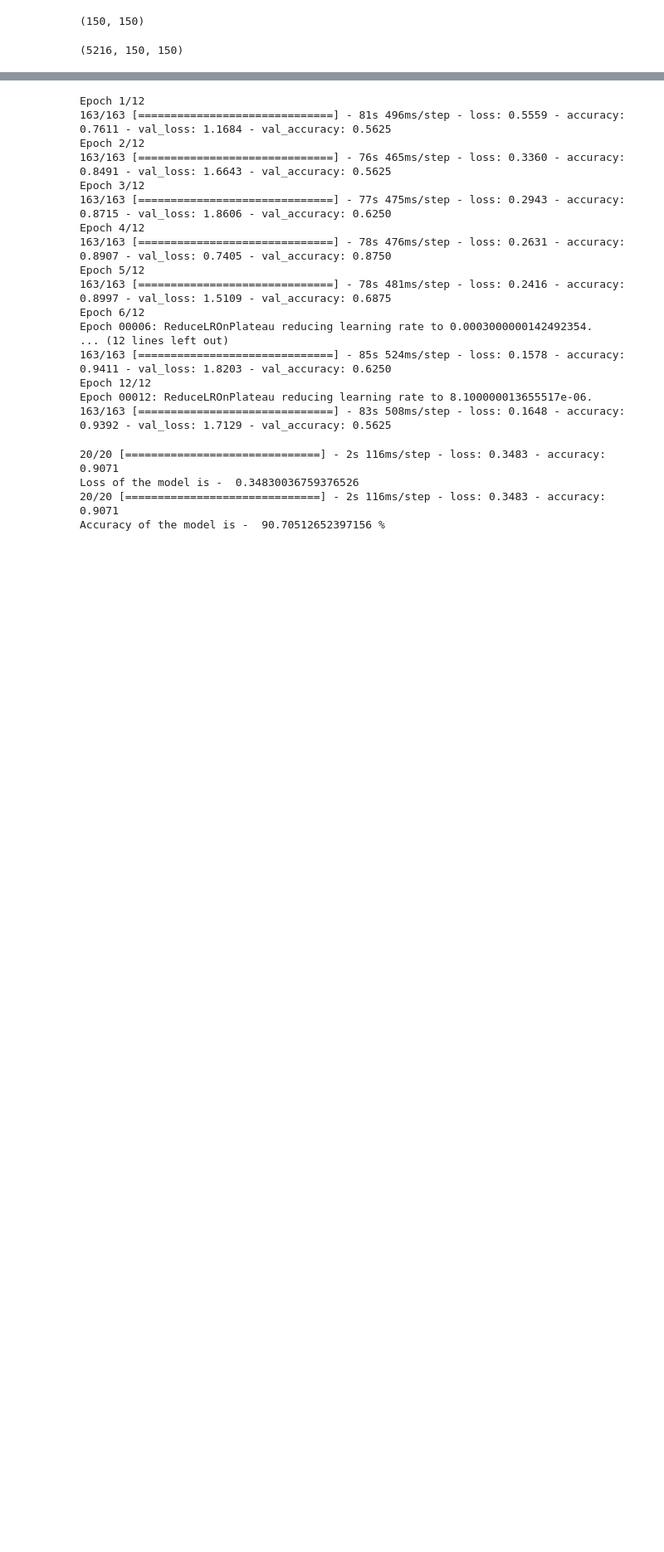
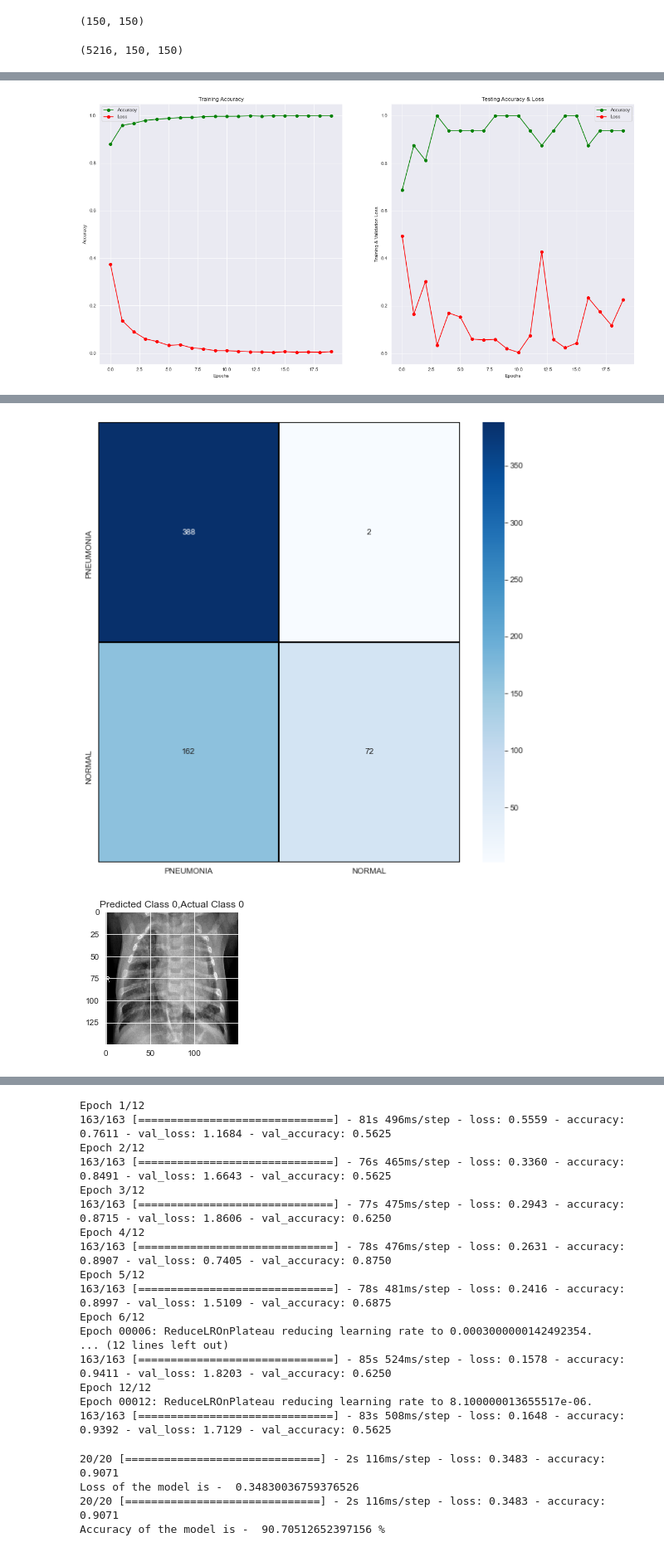
Before and after one commit to samjdedes/pneumonia_detection, a Jupyter notebook: notebooks/Paul_eda.ipynb, the cells around one changed output, grey strips where cells are left out. Shown: that part at 83% size. Saved outputs shown, nothing was run; the diff lists cells and outputs as text; code cells hidden in the pictures; blank space fills up the shorter version.

```diff
--- a/notebooks/Paul_eda.ipynb
+++ b/notebooks/Paul_eda.ipynb
@@ -32,7 +32,7 @@ def get_training_data(data_dir):
 # %%
 train= get_training_data('../data/chest_xray/train')
 test= get_training_data('../data/chest_xray/test')
-val = get_training_data('..data/chest_xray/val')
+val = get_training_data('../data/chest_xray/val')
 # %% [output]
 OpenCV(4.0.1) C:\ci\opencv-suite_1573470242804\work\modules\imgproc\src\resize.cpp:3784: error: (-215:Assertion failed) !ssize.empty() in function 'cv::resize'
 
@@ -138,7 +135,7 @@ datagen.fit(x_train)
 # %%
 model= Sequential()
 model.add(Conv2D(32, (3,3), strides =1, padding = 'same', activation ='relu', input_shape = (150,150,1)))
-model.add(MaxPool2D((2,2), strides=2, padding='same')
+model.add(MaxPool2D((2,2), strides=2, padding='same'))
 model.add(Conv2D(64, (3,3), strides =1, padding ='same', activation='relu'))
 model.add(MaxPool2D((2,2), strides=2, padding='same'))
 model.add(Flatten())
@@ -153,11 +165,0 @@ TypeError: add() got an unexpected keyword argument 'strides'
-# %%
-model.add(MaxPool2D((2,2), strides=2, padding='same'))
-model.add(Conv2D(64, (3,3), strides =1, padding ='same', activation='relu'))
-model.add(MaxPool2D((2,2), strides=2, padding='same'))
-model.add(Flatten())
-
-model.add(Dense(units=128, activation='relu'))
-model.add(Dropout(0.2))
-model.add(Dense(units=1, activation='sigmoid'))
-model.compile(optimizer='rmsprop', loss='binary_crossentropy', metrics=['accuracy'])
-model.summary()
@@ -181,0 +166,2 @@ _________________________________________________________________
+# %%
+history= model.fit(x_train,y_train, batch_size=32, epochs = 20, validation_data= (x_val, y_val))
@@ -181,0 +192,61 @@ _________________________________________________________________
+# %%
+#Print Accuracy, Recall and Loss Charts
+epochs = [i for i in range(20)]
+labels = ['PNEUMONIA', 'NORMAL']
+train_accuracy  = history.history['accuracy']
+train_loss = history.history['loss']
+#    train_recall  = history.history['recall']
+val_accuracy  = history.history['val_accuracy']
+val_loss = history.history['val_loss']
+fig , ax = plt.subplots(1,2)
+fig.set_size_inches(20,10)
+ax[0].plot(epochs , train_accuracy , 'go-' , label = 'Accuracy')
+ax[0].plot(epochs , train_loss , 'ro-' , label = 'Loss')
+ax[0].set_title('Training Accuracy')
+ax[0].legend()
+ax[0].set_xlabel("Epochs")
+ax[0].set_ylabel("Accuracy")
+ax[1].plot(epochs , val_accuracy , 'g-o' , label = 'Accuracy')
+ax[1].plot(epochs , val_loss , 'r-o' , label = 'Loss')
+ax[1].set_title('Testing Accuracy & Loss')
+ax[1].legend()
+ax[1].set_xlabel("Epochs")
+ax[1].set_ylabel("Training & Validation Loss")
+plt.show()
+#plt.savefig('../visualization/Paul_test_fsm_model_accuracy.png', dpi=150)
+# Print Confustion Matrix
+predictions = model.predict_classes(x_test)
+predictions = predictions.reshape(1,-1)[0]
+print(classification_report(y_test, predictions, target_names = ['Pneumonia (Class 0)','Normal (Class 1)']))
+#Print Confusion matrix
+cm = confusion_matrix(y_test,predictions)
+print(cm)
+cm = pd.DataFrame(cm , index = ['0','1'] , columns = ['0','1'])
+plt.figure(figsize = (10,10))
+sns.heatmap(cm,cmap= "Blues", linecolor = 'black' , linewidth = 1 , annot = True, fmt='',xticklabels = labels,yticklabels = labels)
+#plt.savefig('../visualization/Paul_test_fsm_confusion-metrics.png', dpi=150)
+# Print sample of Normal X-Rays
+print("Sample of Normal X-rays results")
+correct = np.nonzero(predictions == y_test)[0]
+incorrect = np.nonzero(predictions != y_test)[0]
+pic = 0
+for frame in correct[:6]:
+    plt.figure(figsize=(10,10))
+    plt.subplot(3, 2, pic+1)
+    plt.imshow(x_test[frame].reshape(150,150), cmap="gray", interpolation='none')
+    plt.title("Predicted Class {},Actual Class {}".format(predictions[frame], y_test[frame]))
+    pic += 1
+    plt.show()
+    print("Sample of Pneumonia X-rays results")
+    # Print sample of Pneumonia X-rays
+    pic = 0
+for frame in incorrect[:6]:
+    plt.figure(figsize=(10,10))
+    plt.subplot(3, 2, pic+1)
+    plt.imshow(x_test[frame].reshape(150,150), cmap="gray", interpolation='none')
+    plt.title("Predicted Class {},Actual Class {}".format(predictions[frame], y_test[frame]))
+#    plt.tight_layout
+    pic += 1
+    plt.show()
+# %% [output]
+[figure, added]
@@ -181,0 +268,2 @@ _________________________________________________________________
+[figure, added]
+[figure, added]
```
Also changed, not shown: parts of 9 cells of this notebook.
